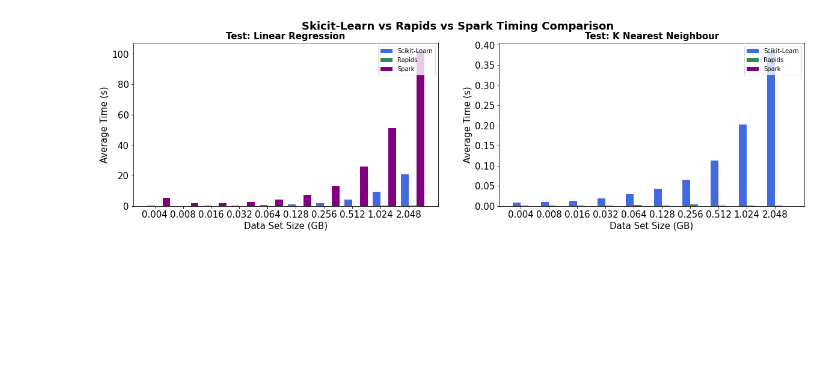
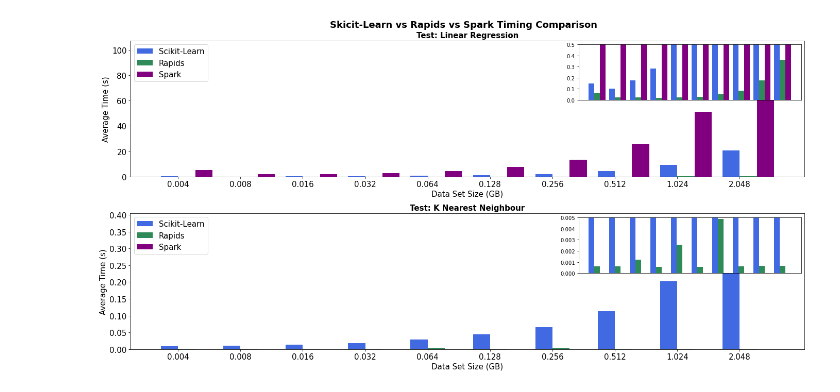
Before and after one commit to avickars/rapids-blog-post, a Jupyter notebook: ML Timing Viz.ipynb, the cells around one changed output. Drawn from its saved outputs; the diff is of its cells as text; code cells hidden in the pictures; blank space fills up the shorter version.

```diff
--- a/ML Timing Viz.ipynb
+++ b/ML Timing Viz.ipynb
@@ -41,38 +41,68 @@ def plot(axs, averages_pandas, averages_rapids, averages_spark, test):
         item.set_fontsize(15)
 
     axs.set_title(f"Test: {test}",fontweight="bold", fontsize=15)
-    axs.legend(loc='upper right')
+    axs.legend(loc='upper left',prop={'size': 15})
     axs.set_xticks(ticks=ind + width/2,
               labels=bar_labels)
+
+    if test == 'K Nearest Neighbour':
+        ax_new = fig.add_axes([0.655, 0.298, 0.3, 0.15])
+        plt.ylim(0, 0.005)
+
+    else:
+        ax_new = fig.add_axes([0.655, 0.765, 0.3, 0.15])
+        plt.ylim(0, 0.5)
+    ax_new.bar(x = ind,
+            height=averages_pandas,
+            width = width,
+            color='royalblue', label='Scikit-Learn')
+
+    ax_new.bar(ind+width,
+                height=averages_rapids,
+                width = width,
+                color='seagreen',label='Rapids')
+
+    ax_new.bar(ind+width+width,
+            height=averages_spark,
+            width = width,
+            color='purple',label='Spark')
+
+    ax_new.set_xticks([])
+
+
+
+
     return axs
 # %%
-fig, (ax1, ax2) = plt.subplots(1, 2)
+fig, (ax1, ax2) = plt.subplots(2, 1)
 
-fig.set_size_inches(20, 5)
+fig.set_size_inches(20, 10)
+
+fig.tight_layout(pad=5)
 
 fig.suptitle('Skicit-Learn vs Rapids vs Spark Timing Comparison', fontsize=18, fontweight="bold")
 
 # Setting the number of bars
 ind = np.arange(0, NUM_DSIZE_DOUBLINGS*2, 2)
 
 # Defining the width between the bars
 width = 0.55
 
 # Defining the bar labels
 bar_labels = np.round(results_df_sklearn['Test Size'].drop_duplicates(), 3).astype(str)
 
 plot(ax1,
      results_df_sklearn[results_df_sklearn['Test'] == 'Linear Regression']['Average'],
      results_df_rapids[results_df_rapids['Test'] == 'Linear Regression']['Average'],
      spark[spark['Test'] == 'Linear Regression']['Average'],
      'Linear Regression')
 
 plot(ax2,
      results_df_sklearn[results_df_sklearn['Test'] == 'K Nearest Neighbour']['Average'],
      results_df_rapids[results_df_rapids['Test'] == 'K Nearest Neighbour']['Average'],
      spark[spark['Test'] == 'K Nearest Neighbour']['Average'],
      'K Nearest Neighbour')
 plt.savefig('AWS Results/ml_timing.png')
 plt.show()
 # %% [output]
-[figure, old version]
+[figure, new version]
```
Also changed, not shown: 7 other files.
